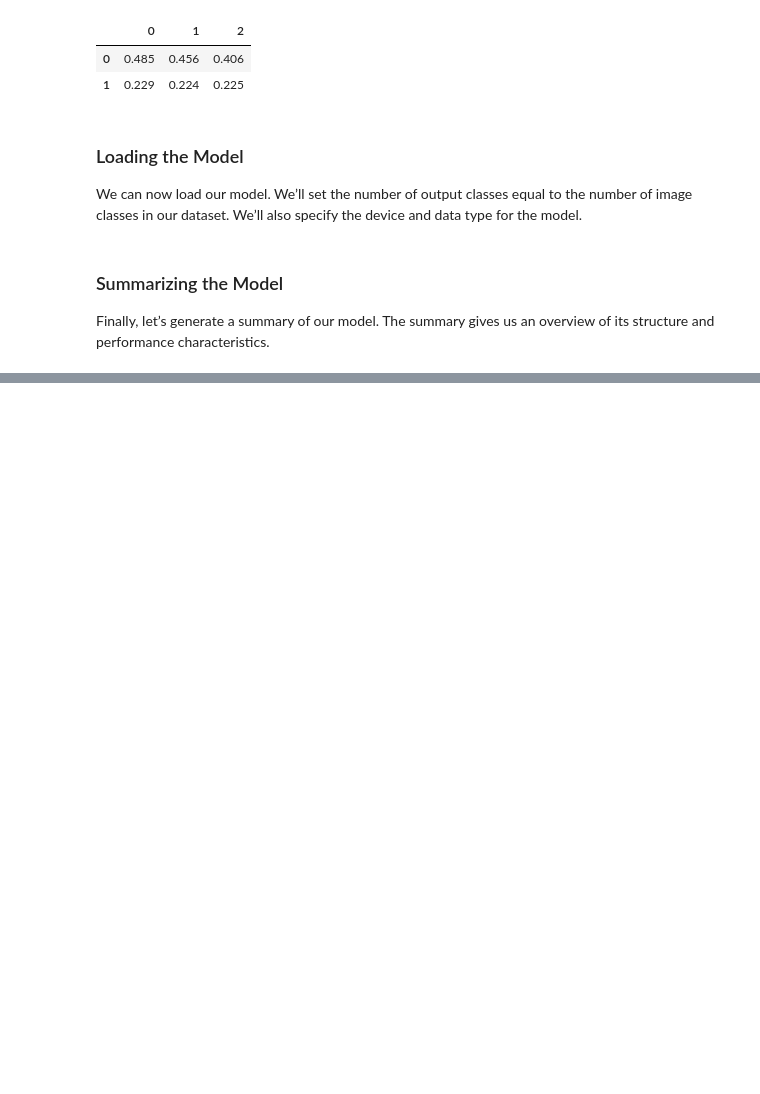
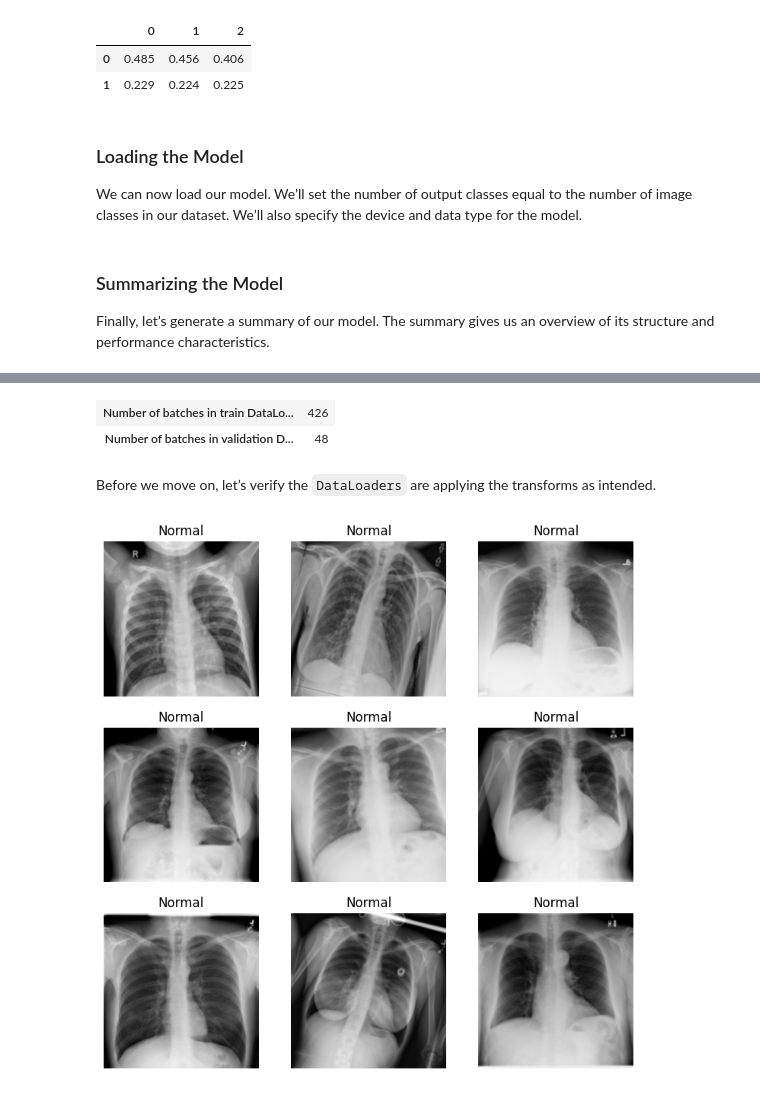
Before and after one commit to alexrodpas/ML-Projects, a Jupyter notebook: COVID19-Dtct-XRay.ipynb, the cells around one changed output, grey strips where cells are left out. Cells and saved outputs as stored; diff of their text form; code cells hidden in the pictures; blank space fills up the shorter version.

Commit message:
Completed model fine-tuning. 1st version of working model.

```diff
--- a/COVID19-Dtct-XRay.ipynb
+++ b/COVID19-Dtct-XRay.ipynb
@@ -511,0 +451,10 @@ trivial_aug(sample_img)
+# %%
+# Define the transformations to apply to individual images
+item_tfms = [Resize((224), method='squish')]
+
+# Convert normalization stats to tensors
+mean_tensor = torch.tensor(norm_stats[0]).view(1, 3, 1, 1).to(device)
+std_tensor = torch.tensor(norm_stats[1]).view(1, 3, 1, 1).to(device)
+
+# Define the transforms to apply to batches
+batch_tfms = [*custom_aug, Normalize(mean=mean_tensor, std=std_tensor)]
@@ -511,0 +465,2 @@ trivial_aug(sample_img)
+# %%
+batch_sz = 32
@@ -511,0 +475,26 @@ trivial_aug(sample_img)
+# %%
+dls = ImageDataLoaders.from_folder(
+    path=dataset_path,    # The path to the root folder containing the images.
+    valid_pct=0.1,        # The percentage of the images to use for validation
+    bs=batch_sz,          # The number of samples to process in a single pass through the model
+    item_tfms=item_tfms,  # A list of transformations to apply to each individual image.
+    batch_tfms=batch_tfms # A list of transformations to apply to each batch of tensors
+)
+# %%
+# Remove the augmentation for validation
+dls.valid.after_item = Pipeline([ToTensor])
+
+# Print the number of batches in the training and validation DataLoaders
+pd.Series({
+    'Number of batches in train DataLoader:': len(dls.train),
+    'Number of batches in validation DataLoader:': len(dls.valid)}
+).to_frame().style.hide(axis='columns')
+# %% [output]
+| Number of batches in train DataLo... | 426 |
+| Number of batches in validation D... | 48 |
+# %% [markdown]
+Before we move on, let’s verify the `DataLoaders` are applying the transforms as intended.
+# %%
+dls.train.show_batch()
+# %% [output]
+[figure, added]
```
Also changed, not shown: parts of 54 cells of this notebook.
